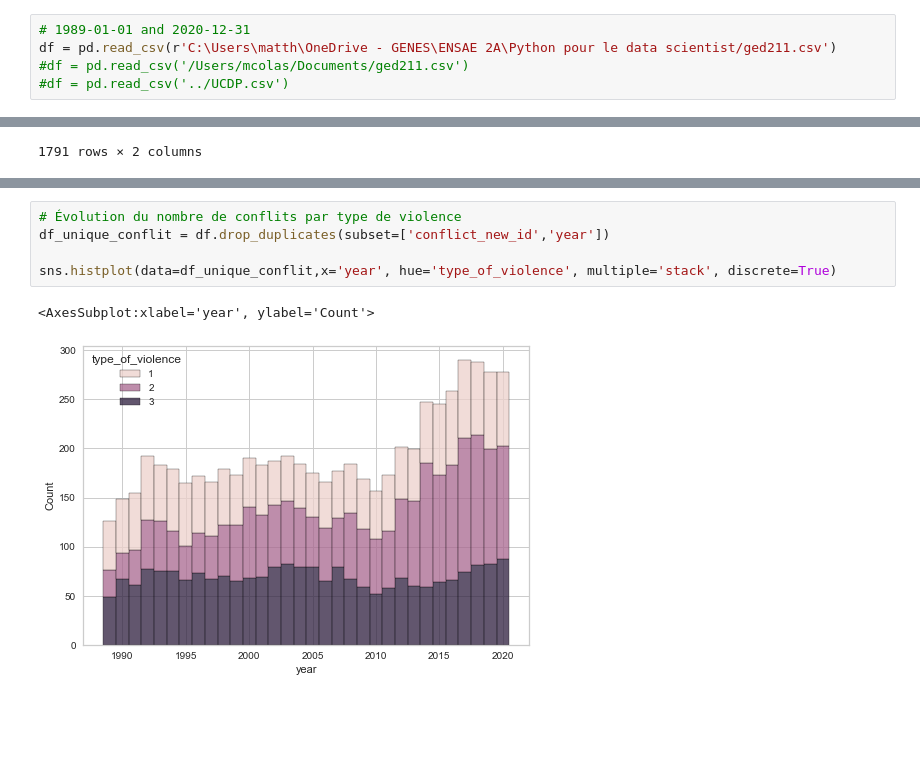
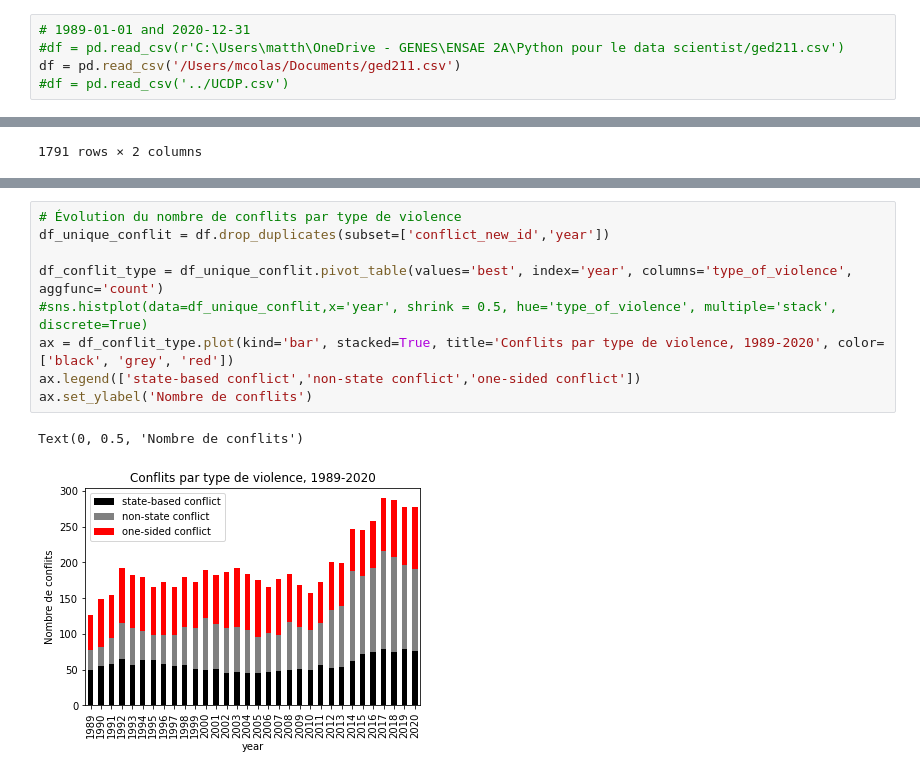
Before and after one commit to LexAdrim/UCDP-project, a Jupyter notebook: Stat_des.ipynb, the cells around one changed output, grey strips where cells are left out. Drawn from its saved outputs; the diff is of its cells as text; blank space fills up the shorter version.

```diff
--- a/Stat_des.ipynb
+++ b/Stat_des.ipynb
@@ -8,6 +8,6 @@ import warnings
 warnings.filterwarnings("ignore")
 # %%
 # 1989-01-01 and 2020-12-31
-df = pd.read_csv(r'C:\Users\matth\OneDrive - GENES\ENSAE 2A\Python pour le data scientist/ged211.csv')
-#df = pd.read_csv('/Users/mcolas/Documents/ged211.csv')
+#df = pd.read_csv(r'C:\Users\matth\OneDrive - GENES\ENSAE 2A\Python pour le data scientist/ged211.csv')
+df = pd.read_csv('/Users/mcolas/Documents/ged211.csv')
 #df = pd.read_csv('../UCDP.csv')
@@ -48,8 +46,12 @@ df[df['conflict_new_id']==472][['country', 'year']] #on comprend que ce conflit
 # %%
 # Évolution du nombre de conflits par type de violence
 df_unique_conflit = df.drop_duplicates(subset=['conflict_new_id','year'])
 
-sns.histplot(data=df_unique_conflit,x='year', hue='type_of_violence', multiple='stack', discrete=True)
+df_conflit_type = df_unique_conflit.pivot_table(values='best', index='year', columns='type_of_violence', aggfunc='count')
+#sns.histplot(data=df_unique_conflit,x='year', shrink = 0.5, hue='type_of_violence', multiple='stack', discrete=True)
+ax = df_conflit_type.plot(kind='bar', stacked=True, title='Conflits par type de violence, 1989-2020', color=['black', 'grey', 'red'])
+ax.legend(['state-based conflict','non-state conflict','one-sided conflict'])
+ax.set_ylabel('Nombre de conflits')
 # %% [output]
-<AxesSubplot:xlabel='year', ylabel='Count'>
+Text(0, 0.5, 'Nombre de conflits')
-[figure, old version]
+[figure, new version]
```
Also changed, not shown: parts of 16 cells of this notebook.
